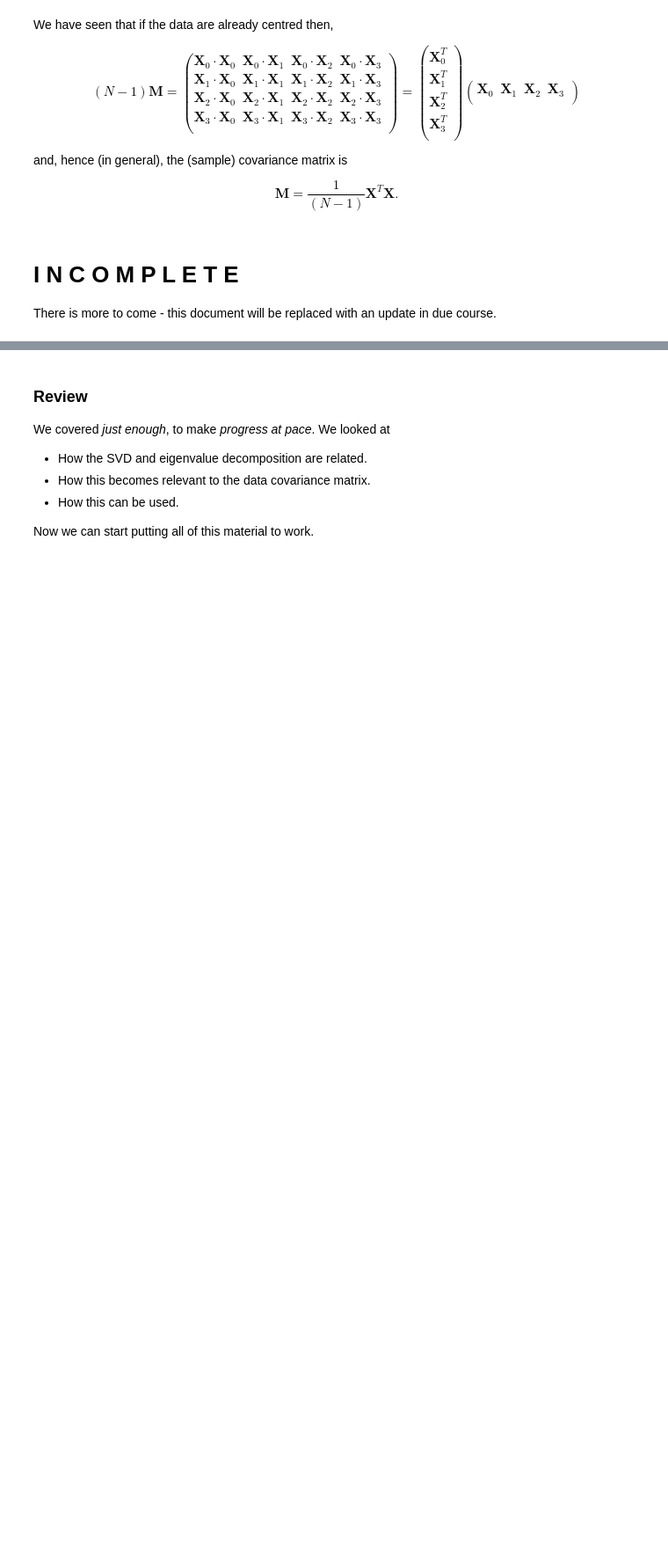
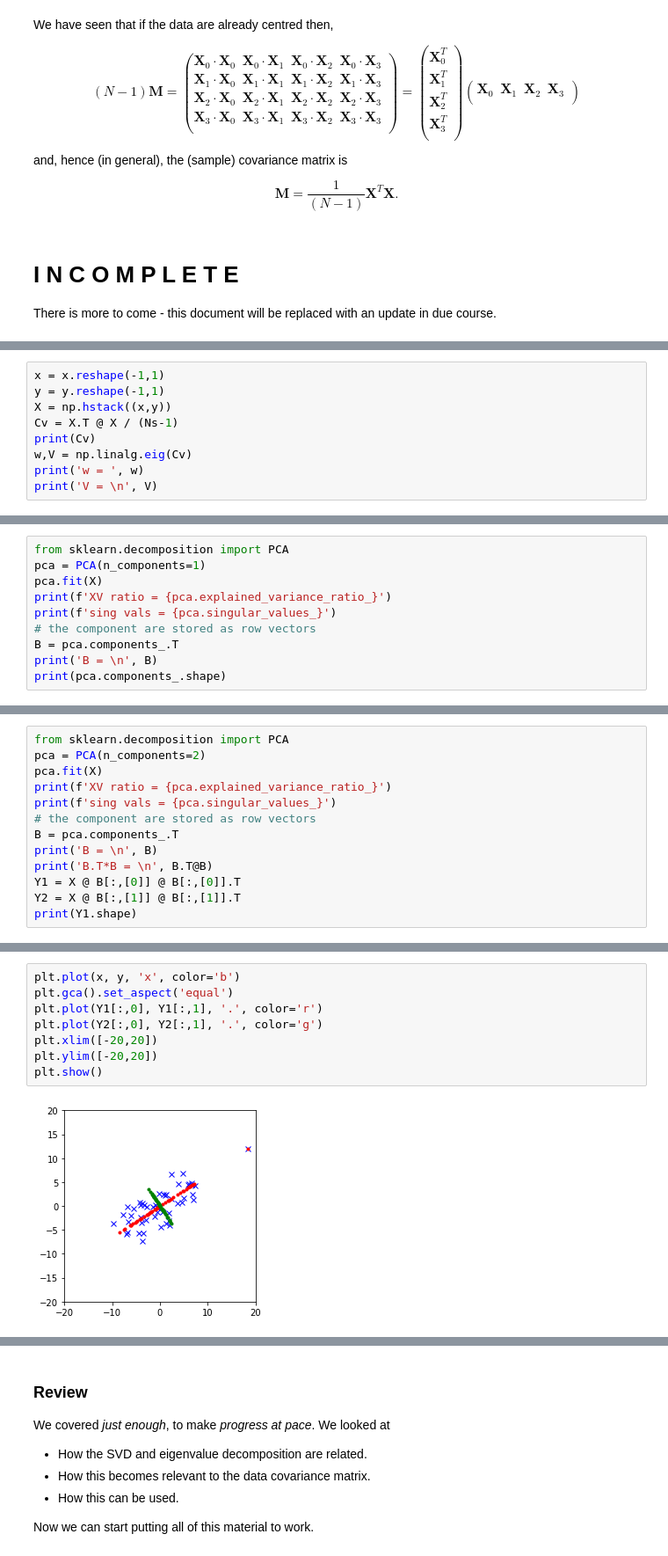
Before and after one commit to variationalform/FML, a Jupyter notebook: notebooks/10_pca.ipynb, the cells around one changed output, grey strips where cells are left out. Shown at 88% size. Cells and saved outputs as stored; diff of their text form; blank space fills up the shorter version.

```diff
--- a/notebooks/10_pca.ipynb
+++ b/notebooks/10_pca.ipynb
@@ -317,0 +434,9 @@ There is more to come - this document will be replaced with an update in due cou
+# %%
+x = x.reshape(-1,1)
+y = y.reshape(-1,1)
+X = np.hstack((x,y))
+Cv = X.T @ X / (Ns-1)
+print(Cv)
+w,V = np.linalg.eig(Cv)
+print('w = ', w)
+print('V = \n', V)
@@ -317,0 +465,10 @@ There is more to come - this document will be replaced with an update in due cou
+# %%
+from sklearn.decomposition import PCA
+pca = PCA(n_components=1)
+pca.fit(X)
+print(f'XV ratio = {pca.explained_variance_ratio_}')
+print(f'sing vals = {pca.singular_values_}')
+# the component are stored as row vectors
+B = pca.components_.T
+print('B = \n', B)
+print(pca.components_.shape)
@@ -317,0 +482,13 @@ There is more to come - this document will be replaced with an update in due cou
+# %%
+from sklearn.decomposition import PCA
+pca = PCA(n_components=2)
+pca.fit(X)
+print(f'XV ratio = {pca.explained_variance_ratio_}')
+print(f'sing vals = {pca.singular_values_}')
+# the component are stored as row vectors
+B = pca.components_.T
+print('B = \n', B)
+print('B.T*B = \n', B.T@B)
+Y1 = X @ B[:,[0]] @ B[:,[0]].T
+Y2 = X @ B[:,[1]] @ B[:,[1]].T
+print(Y1.shape)
@@ -317,0 +505,10 @@ There is more to come - this document will be replaced with an update in due cou
+# %%
+plt.plot(x, y, 'x', color='b')
+plt.gca().set_aspect('equal')
+plt.plot(Y1[:,0], Y1[:,1], '.', color='r')
+plt.plot(Y2[:,0], Y2[:,1], '.', color='g')
+plt.xlim([-20,20])
+plt.ylim([-20,20])
+plt.show()
+# %% [output]
+[figure, added]
```
Also changed, not shown: parts of 40 cells of this notebook.
